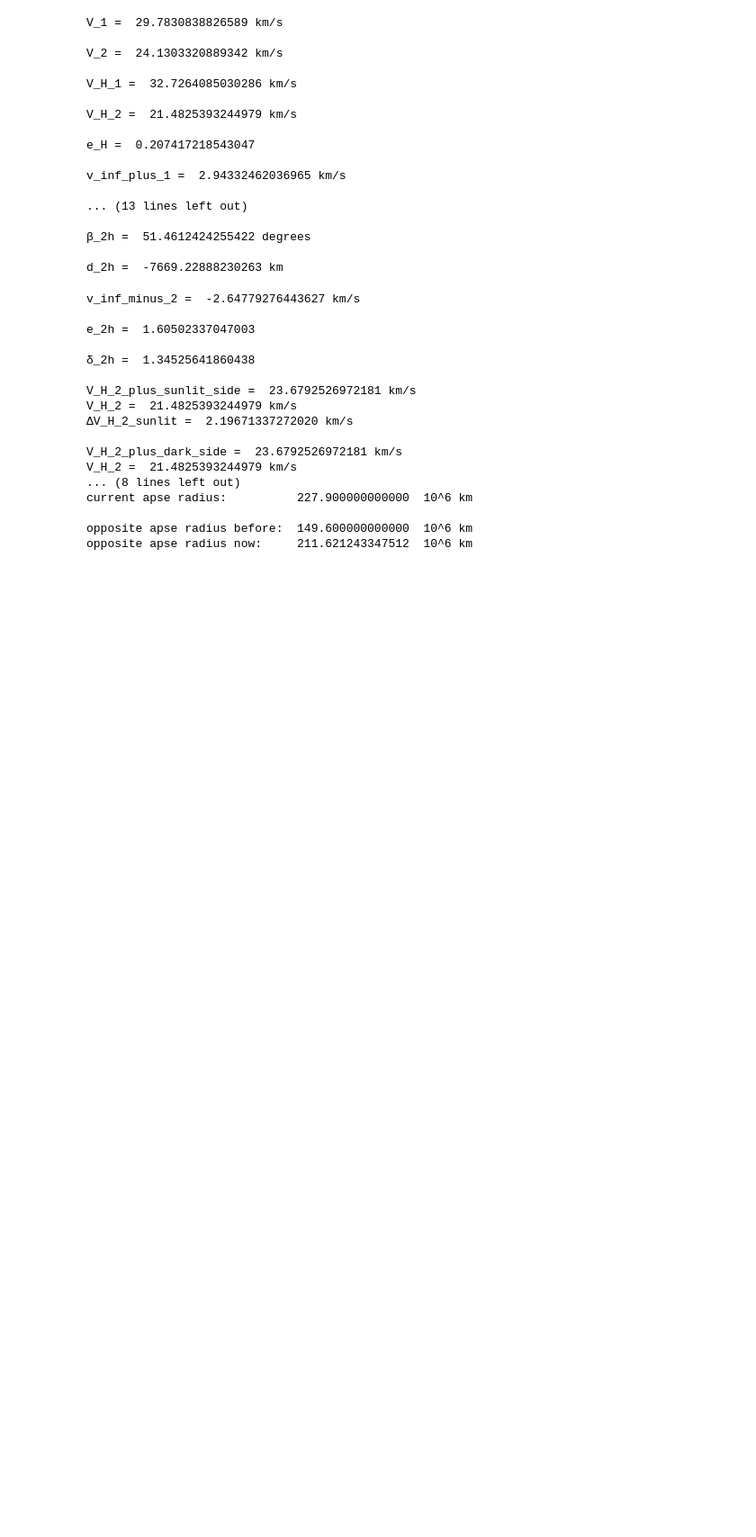
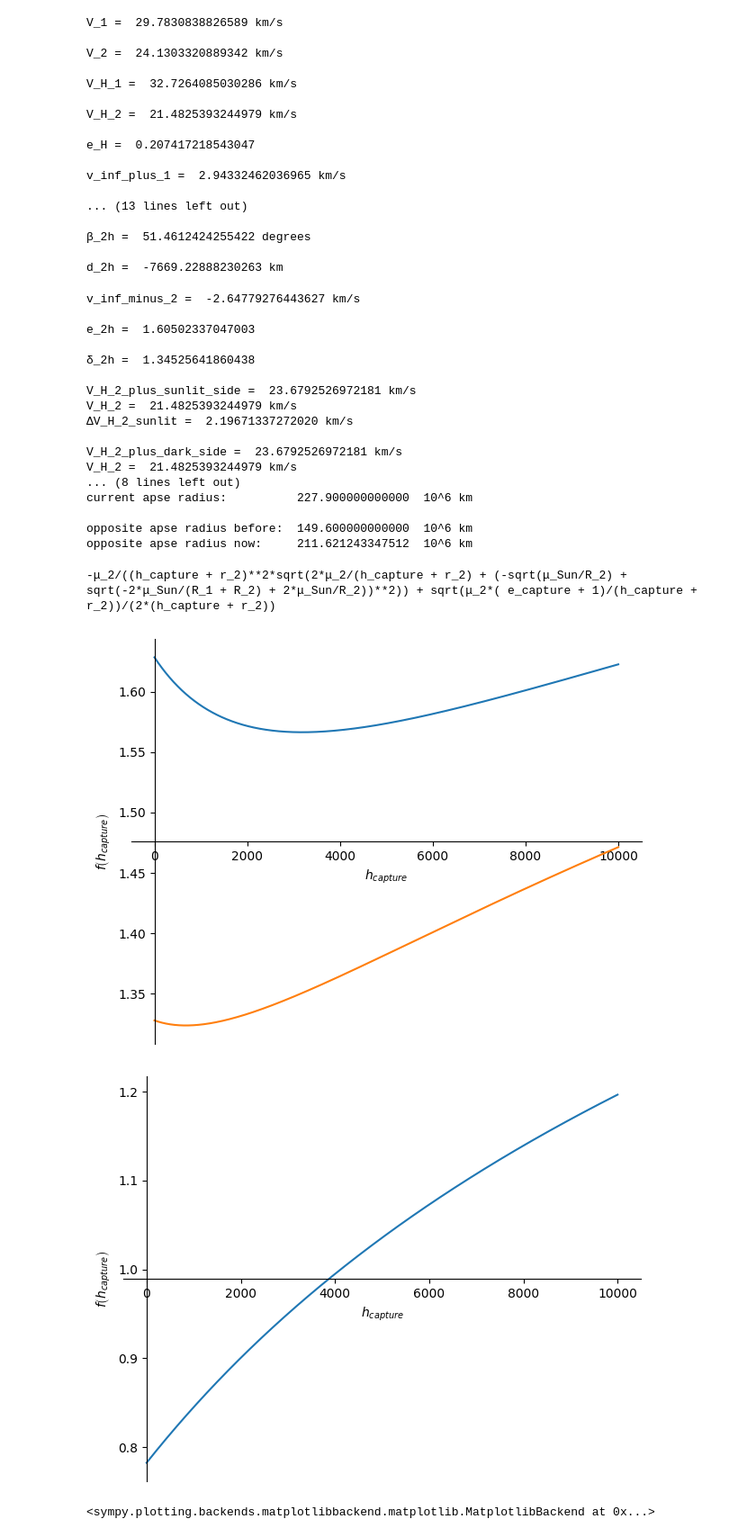
Before and after one commit to JacobASorensen/Orbital_Mechanics_Simulations, a Jupyter notebook: lectures/12_2-6_General_Interplanetary_Trajectories.ipynb, the cells around one changed output. Shown at 90% size. Cells and saved outputs as stored; diff of their text form; code cells hidden in the pictures; blank space fills up the shorter version.

```diff
--- a/lectures/12_2-6_General_Interplanetary_Trajectories.ipynb
+++ b/lectures/12_2-6_General_Interplanetary_Trajectories.ipynb
@@ -484,3 +484,35 @@ current apse radius:          227.900000000000  10^6 km
 
 opposite apse radius before:  149.600000000000  10^6 km
 opposite apse radius now:     211.621243347512  10^6 km
+# %%
+# optimal periapse radius for specific eccentricity
+
+h_capture = Symbol( 'h_capture')
+e_capture = Symbol( ' e_capture')
+
+Δv_capture  = sqrt(2*ε_2h + 2 * μ_2 / (h_capture + r_2)) - sqrt(μ_2 * (1 + e_capture) / (h_capture + r_2))
+
+dvdh = diff(Δv_capture,h_capture)
+
+print(dvdh)
+
+# h_capture_optimum = solve(dvdh.subs(values).subs(e_capture,0.3).evalf(),h_capture)
+
+# print( 'h_capture_optimum at 0.3' ,h_capture_optimum)
+
+# h_capture_optimum = solve(dvdh.subs(values).subs(e_capture,0.5).evalf(),h_capture)
+
+# print( 'h_capture_optimum at 0.5' ,h_capture_optimum)
+
+# h_capture_optimum = solve(dvdh.subs(values).subs(e_capture,0.9).evalf(),h_capture)
+
+# print( 'h_capture_optimum at 0.9' ,h_capture_optimum)
+
+plot(Δv_capture.subs(values).subs(e_capture, "0.3").evalf(),Δv_capture.subs(values).subs(e_capture, "0.5").evalf(),(h_capture, 0, 10000) )
+
+plot(Δv_capture.subs(values).subs(e_capture, "0.9").evalf(),(h_capture, 0, 10000) )
+# %% [output]
+-μ_2/((h_capture + r_2)**2*sqrt(2*μ_2/(h_capture + r_2) + (-sqrt(μ_Sun/R_2) + sqrt(-2*μ_Sun/(R_1 + R_2) + 2*μ_Sun/R_2))**2)) + sqrt(μ_2*( e_capture + 1)/(h_capture + r_2))/(2*(h_capture + r_2))
+[figure, added]
+[figure, added]
+<sympy.plotting.backends.matplotlibbackend.matplotlib.MatplotlibBackend at 0x...>
```
Also changed, not shown: parts of 1 cell of this notebook.
